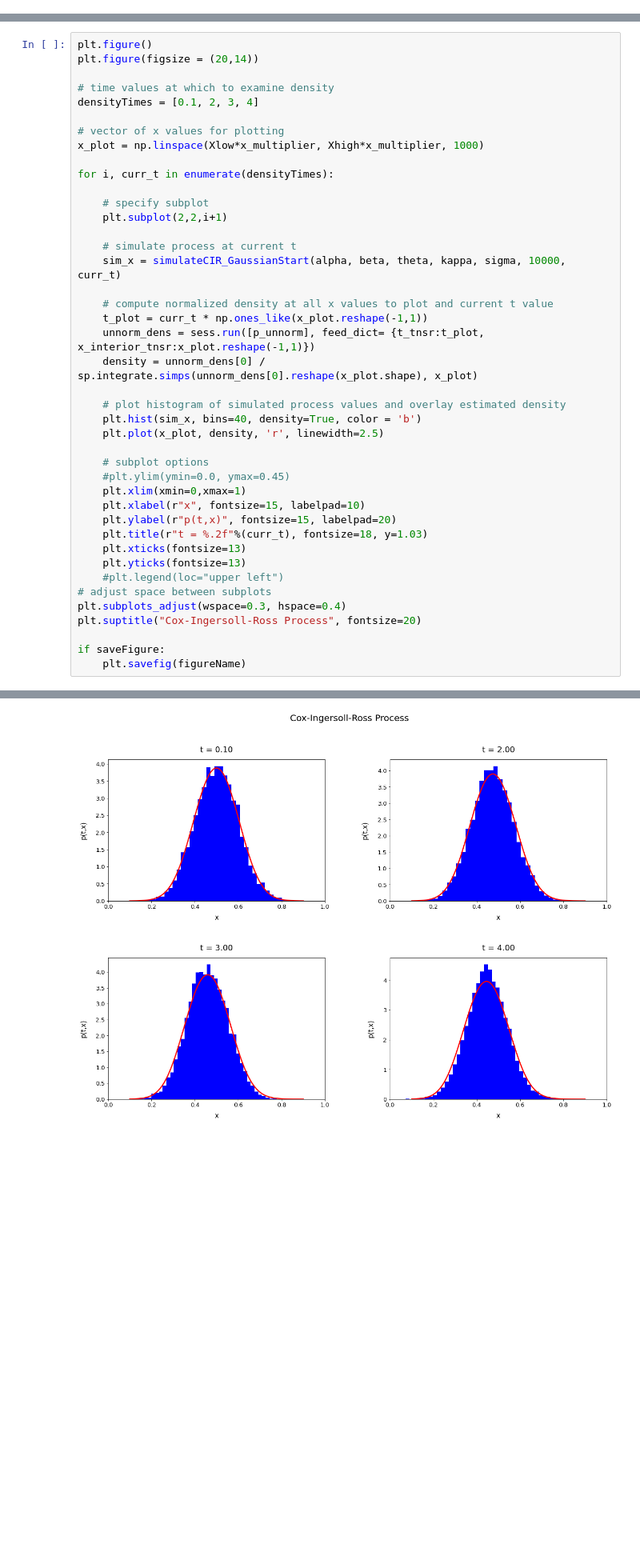
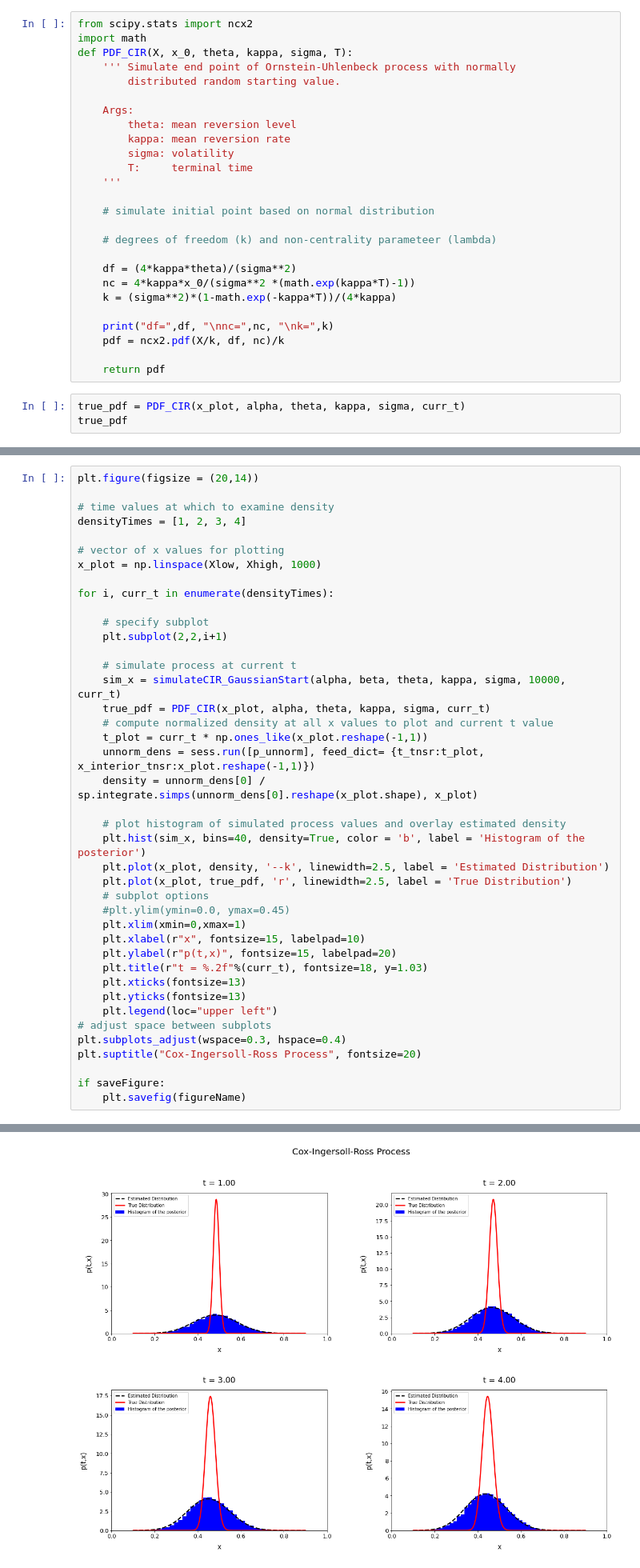
Before and after one commit to Aravindan98/Le-Mans-University-Thesis, a Jupyter notebook: DGM/DGM_CIR.ipynb, the cells around one changed output, grey strips where cells are left out. Shown at 80% size. Drawn from its saved outputs; the diff is of its cells as text; blank space fills up the shorter version.

```diff
--- a/DGM/DGM_CIR.ipynb
+++ b/DGM/DGM_CIR.ipynb
@@ -478,2 +474,31 @@ def simulateCIR_GaussianStart(alpha, beta, theta, kappa, sigma, nSim, T):
     X_T = rng.noncentral_chisquare(df, nonc, size=nSim)
     return X_T/(2*c)
+# %%
+from scipy.stats import ncx2
+import math
+def PDF_CIR(X, x_0, theta, kappa, sigma, T):
+    ''' Simulate end point of Ornstein-Uhlenbeck process with normally
+        distributed random starting value.
+
+    Args:
+        theta: mean reversion level
+        kappa: mean reversion rate
+        sigma: volatility
+        T:     terminal time
+    '''
+
+    # simulate initial point based on normal distribution
+
+    # degrees of freedom (k) and non-centrality parameteer (lambda)
+
+    df = (4*kappa*theta)/(sigma**2)
+    nc = 4*kappa*x_0/(sigma**2 *(math.exp(kappa*T)-1))
+    k = (sigma**2)*(1-math.exp(-kappa*T))/(4*kappa)
+
+    print("df=",df, "\nnc=",nc, "\nk=",k)
+    pdf = ncx2.pdf(X/k, df, nc)/k
+
+    return pdf
+# %%
+true_pdf = PDF_CIR(x_plot, alpha, theta, kappa, sigma, curr_t)
+true_pdf
@@ -480,12 +526,11 @@ def simulateCIR_GaussianStart(alpha, beta, theta, kappa, sigma, nSim, T):
 # %%
-plt.figure()
 plt.figure(figsize = (20,14))
 
 # time values at which to examine density
-densityTimes = [0.1, 2, 3, 4]
+densityTimes = [1, 2, 3, 4]
 
 # vector of x values for plotting
-x_plot = np.linspace(Xlow*x_multiplier, Xhigh*x_multiplier, 1000)
+x_plot = np.linspace(Xlow, Xhigh, 1000)
 
 for i, curr_t in enumerate(densityTimes):
 
@@ -494,16 +539,16 @@ for i, curr_t in enumerate(densityTimes):
 
     # simulate process at current t
     sim_x = simulateCIR_GaussianStart(alpha, beta, theta, kappa, sigma, 10000, curr_t)
-
+    true_pdf = PDF_CIR(x_plot, alpha, theta, kappa, sigma, curr_t)
     # compute normalized density at all x values to plot and current t value
     t_plot = curr_t * np.ones_like(x_plot.reshape(-1,1))
     unnorm_dens = sess.run([p_unnorm], feed_dict= {t_tnsr:t_plot, x_interior_tnsr:x_plot.reshape(-1,1)})
     density = unnorm_dens[0] / sp.integrate.simps(unnorm_dens[0].reshape(x_plot.shape), x_plot)
 
     # plot histogram of simulated process values and overlay estimated density
-    plt.hist(sim_x, bins=40, density=True, color = 'b')
-    plt.plot(x_plot, density, 'r', linewidth=2.5)
-
+    plt.hist(sim_x, bins=40, density=True, color = 'b', label = 'Histogram of the posterior')
+    plt.plot(x_plot, density, '--k', linewidth=2.5, label = 'Estimated Distribution')
+    plt.plot(x_plot, true_pdf, 'r', linewidth=2.5, label = 'True Distribution')
     # subplot options
     #plt.ylim(ymin=0.0, ymax=0.45)
     plt.xlim(xmin=0,xmax=1)
@@ -512,7 +557,7 @@ for i, curr_t in enumerate(densityTimes):
     plt.title(r"t = %.2f"%(curr_t), fontsize=18, y=1.03)
     plt.xticks(fontsize=13)
     plt.yticks(fontsize=13)
-    #plt.legend(loc="upper left")
+    plt.legend(loc="upper left")
 # adjust space between subplots
 plt.subplots_adjust(wspace=0.3, hspace=0.4)
 plt.suptitle("Cox-Ingersoll-Ross Process", fontsize=20)
@@ -532 +580 @@ if saveFigure:
-[figure, old version]
+[figure, new version]
```
Also changed, not shown: parts of 6 cells of this notebook.
